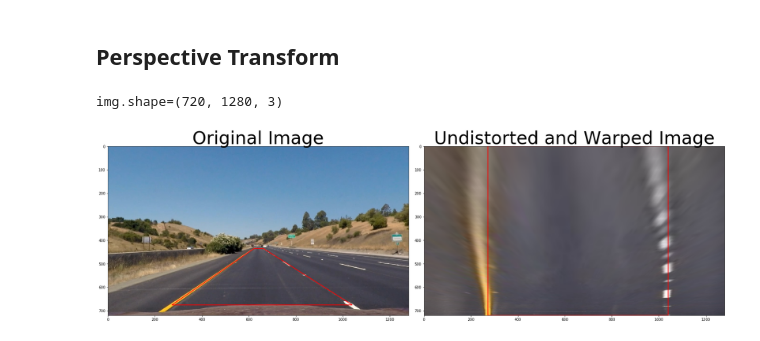
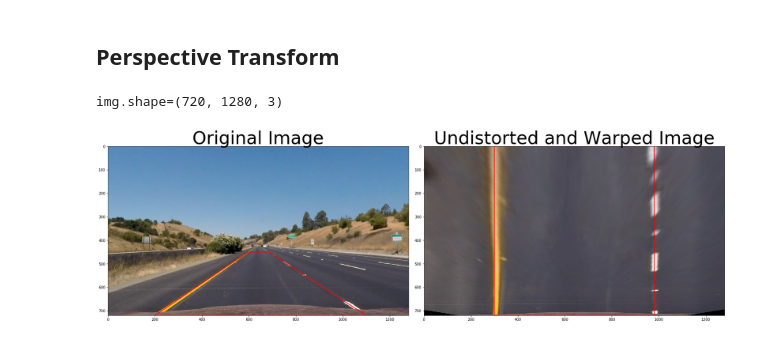
Before and after one commit to tsenying/CarND-Advanced-Lane-Lines, a Jupyter notebook: AdvancedLaneFinding.ipynb, the cells around one changed output. Cells and saved outputs as stored; diff of their text form; code cells hidden in the pictures.

Commit message:
adjust src points for warping

```diff
--- a/AdvancedLaneFinding.ipynb
+++ b/AdvancedLaneFinding.ipynb
@@ -432,7 +432,7 @@ def image_unwarp(img, nx, ny, mtx, dist):
 # top right [662,435]
 # bottom right [1040,675]
 # bottom left [272,675]
-src_points = [[622,435],[662,435],[1040,675],[272,675]]
+src_points = [[596,450],[685,450],[1100,720],[200,720]]
 src = np.float32(src_points)
 
 # Grab the image shape (1280x720)
@@ -441,10 +441,10 @@ img_size = (img.shape[1], img.shape[0])
 
 # define 4 destination points
 dst_points = [
-    [272, 0],
-    [1040, 0],
-    [1040, 720],
-    [272, 720]]
+    [300, 0],
+    [980, 0],
+    [980, 720],
+    [300, 720]]
 dst = np.float32(dst_points)
 
 # d) use cv2.getPerspectiveTransform() to get M, the transform matrix
@@ -467,31 +467,31 @@ f.tight_layout()
 ax1.imshow(img)
 
 # draw the src points boundary
 verts = np.float32( src_points + [src_points[0]] )
 codes = [Path.MOVETO,
          Path.LINETO,
          Path.LINETO,
          Path.LINETO,
          Path.CLOSEPOLY,
          ]
 
 path = Path(verts, codes)
 patch = patches.PathPatch(path, edgecolor='red', facecolor='none', lw=2)
 ax1.add_patch(patch)
 
 ax1.set_title('Original Image', fontsize=50)
 
 ax2.imshow( warped )
 
 # draw the dst points boundary
 verts = np.float32( dst_points + [dst_points[0]] )
 
 path = Path(verts, codes)
 patch = patches.PathPatch(path, edgecolor='red', facecolor='none', lw=2)
 ax2.add_patch(patch)
 
 ax2.set_title('Undistorted and Warped Image', fontsize=50)
 plt.subplots_adjust(left=0., right=1, top=0.9, bottom=0.)
 # %% [output]
 img.shape=(720, 1280, 3)
-[figure, old version]
+[figure, new version]
```
